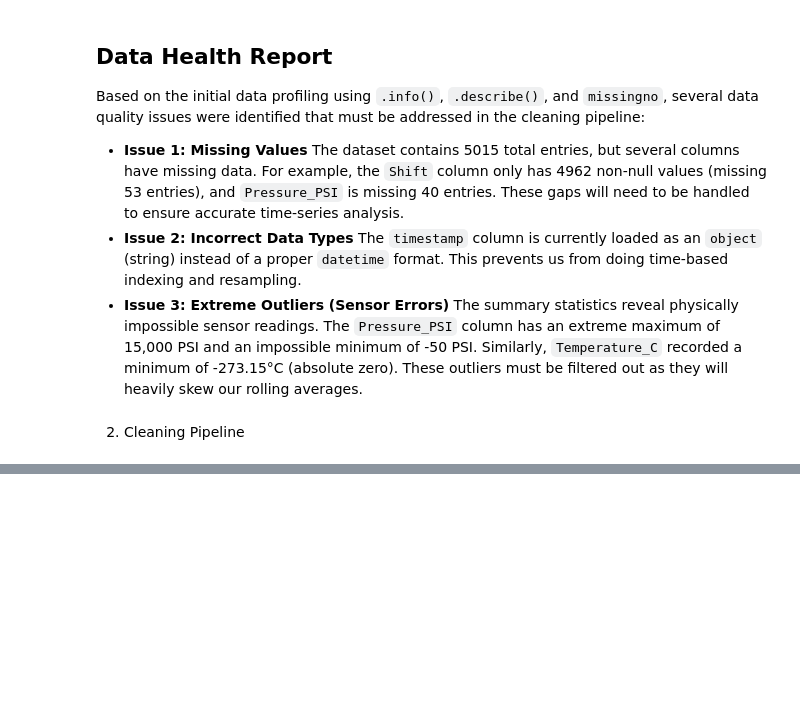
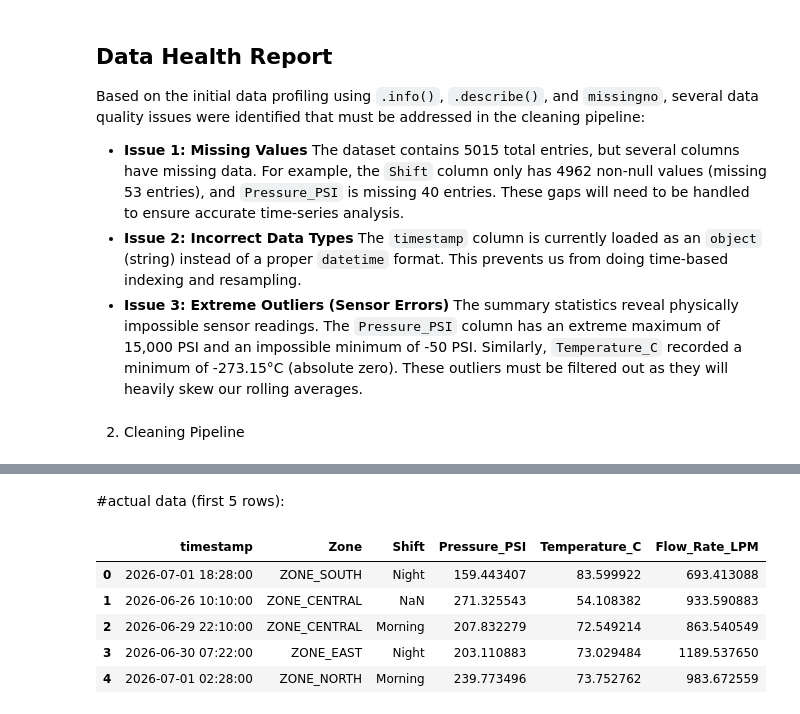
Before and after one commit to WanjikuSharon/week2_data_wrangler, a Jupyter notebook: week2_data_wrangler.ipynb, the cells around one changed output, grey strips where cells are left out. Cells and saved outputs as stored; diff of their text form; code cells hidden in the pictures; blank space fills up the shorter version.

Commit message:
Fix KeyError in cleaning function by updating column references and add output display for cleaned data

```diff
--- a/week2_data_wrangler.ipynb
+++ b/week2_data_wrangler.ipynb
@@ -99,0 +98,11 @@ KeyError: 'Timestamp'
+# %% [markdown]
+#actual data (first 5 rows):
+# %%
+df_cleaned.head()
+# %% [output]
+|  | timestamp | Zone | Shift | Pressure_PSI | Temperature_C | Flow_Rate_LPM |
+| 0 | 2026-07-01 18:28:00 | ZONE_SOUTH | Night | 159.443407 | 83.599922 | 693.413088 |
+| 1 | 2026-06-26 10:10:00 | ZONE_CENTRAL | NaN | 271.325543 | 54.108382 | 933.590883 |
+| 2 | 2026-06-29 22:10:00 | ZONE_CENTRAL | Morning | 207.832279 | 72.549214 | 863.540549 |
+| 3 | 2026-06-30 07:22:00 | ZONE_EAST | Night | 203.110883 | 73.029484 | 1189.537650 |
+| 4 | 2026-07-01 02:28:00 | ZONE_NORTH | Morning | 239.773496 | 73.752762 | 983.672559 |
```
Also changed, not shown: parts of 1 cell of this notebook.
